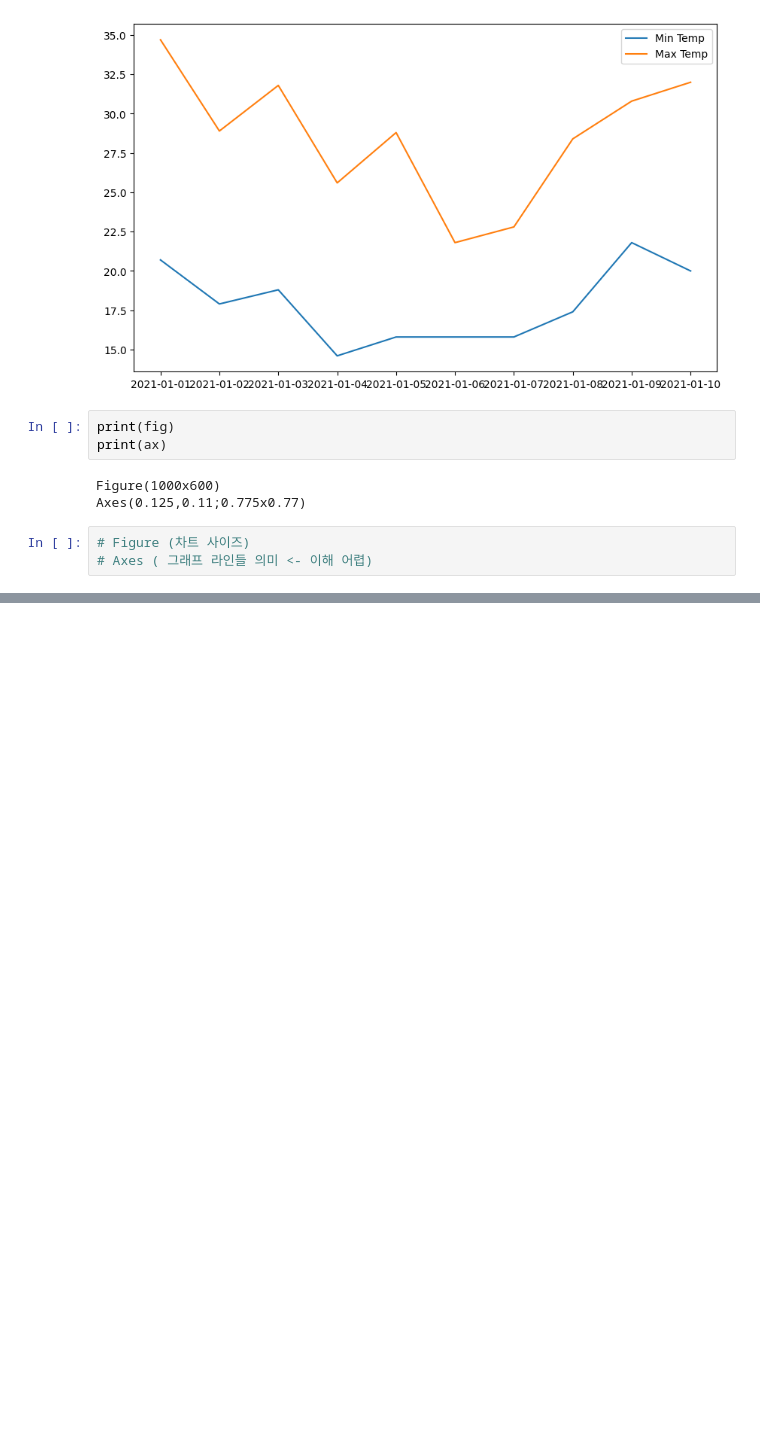
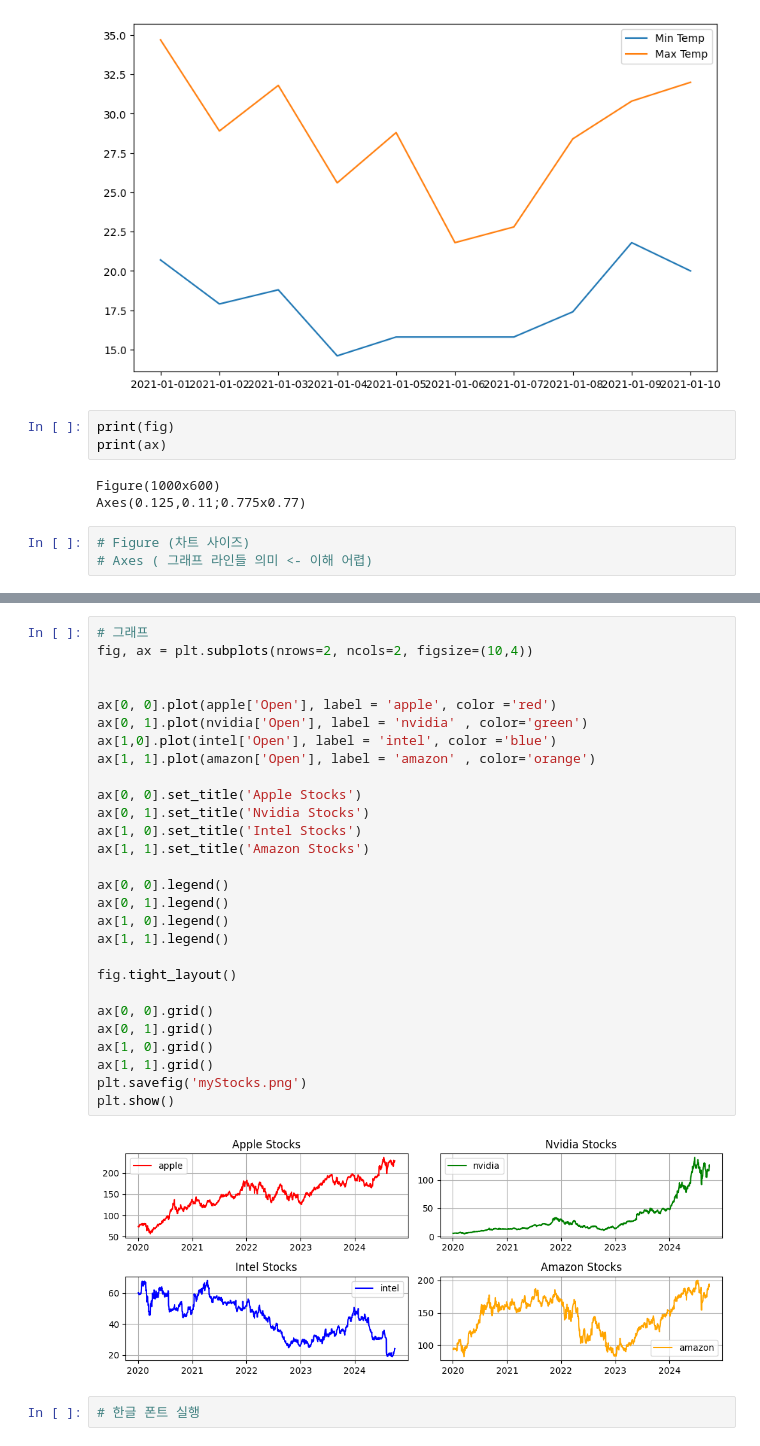
Before and after one commit to dsleslie/Archiving, a Jupyter notebook: IMDGB/step02_ds_basic/241001_lecture.ipynb, the cells around one changed output, grey strips where cells are left out. Cells and saved outputs as stored; diff of their text form; blank space fills up the shorter version.

```diff
--- a/IMDGB/step02_ds_basic/241001_lecture.ipynb
+++ b/IMDGB/step02_ds_basic/241001_lecture.ipynb
@@ -139,0 +154,32 @@ apple
+# %%
+# 그래프
+fig, ax = plt.subplots(nrows=2, ncols=2, figsize=(10,4))
+
+
+ax[0, 0].plot(apple['Open'], label = 'apple', color ='red')
+ax[0, 1].plot(nvidia['Open'], label = 'nvidia' , color='green')
+ax[1,0].plot(intel['Open'], label = 'intel', color ='blue')
+ax[1, 1].plot(amazon['Open'], label = 'amazon' , color='orange')
+
+ax[0, 0].set_title('Apple Stocks')
+ax[0, 1].set_title('Nvidia Stocks')
+ax[1, 0].set_title('Intel Stocks')
+ax[1, 1].set_title('Amazon Stocks')
+
+ax[0, 0].legend()
+ax[0, 1].legend()
+ax[1, 0].legend()
+ax[1, 1].legend()
+
+fig.tight_layout()
+
+ax[0, 0].grid()
+ax[0, 1].grid()
+ax[1, 0].grid()
+ax[1, 1].grid()
+plt.savefig('myStocks.png')
+plt.show()
+# %% [output]
+[figure, added]
+# %%
+# 한글 폰트 실행
```
Also changed, not shown: parts of 3 cells of this notebook, 1 other file.
